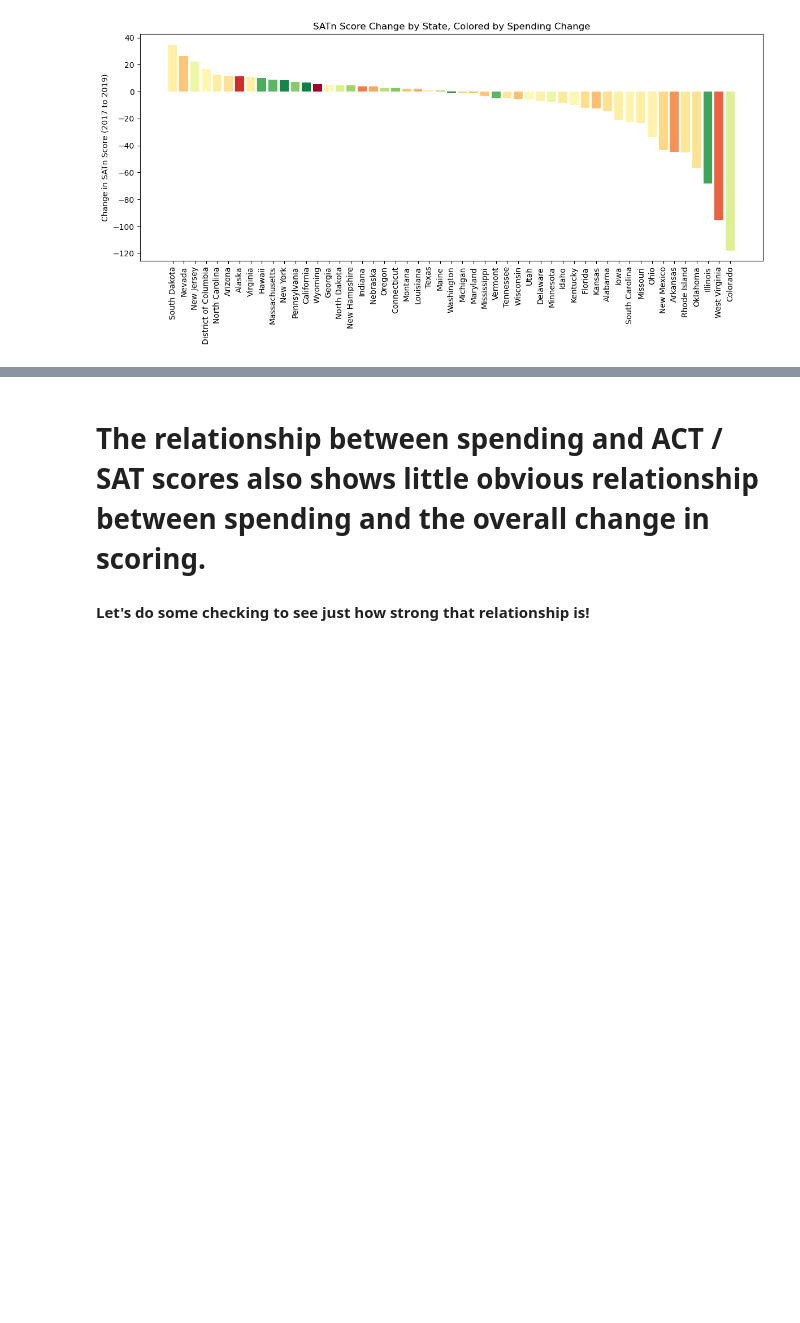
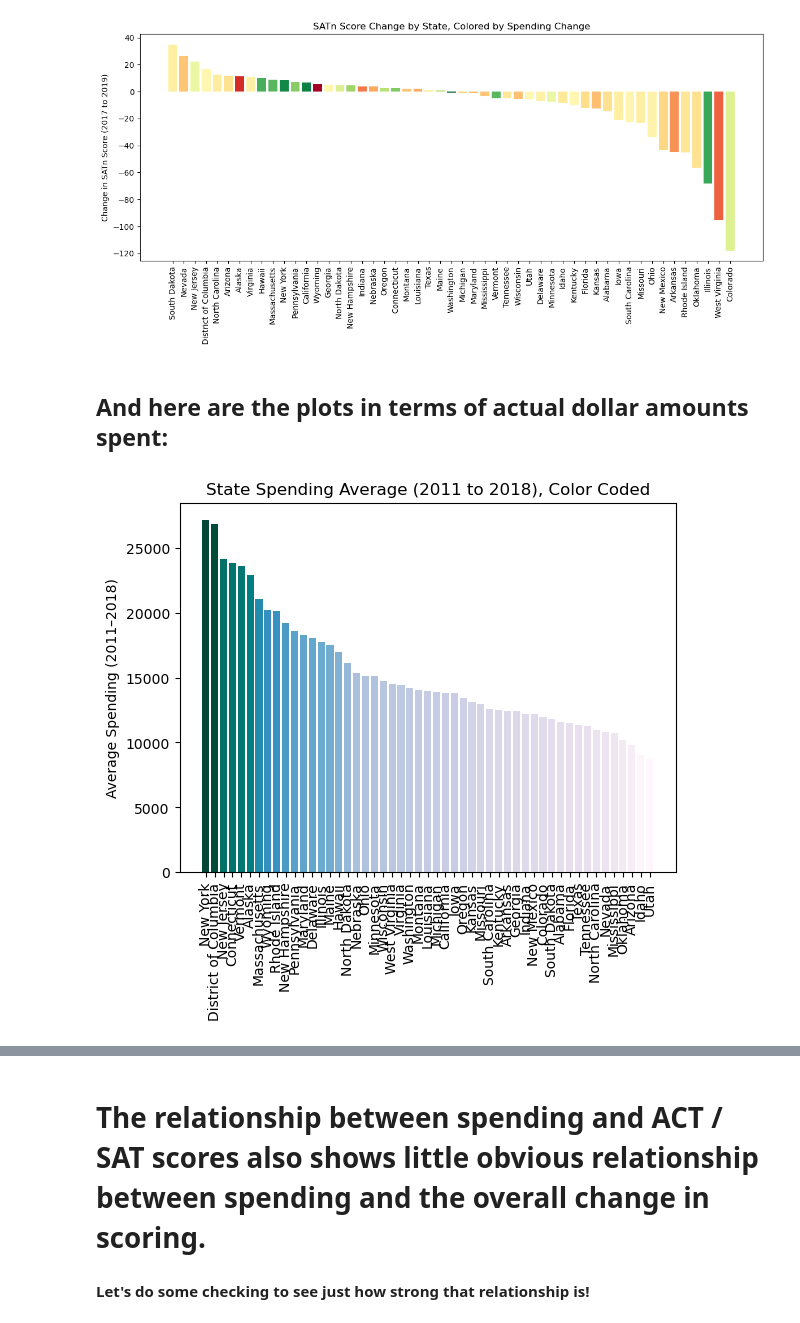
Before and after one commit to ErockMahan1/SpringBoardProjects, a Jupyter notebook: CAPSTONE - EducationSpending/Capstone - Part3.ipynb, the cells around one changed output, grey strips where cells are left out. Cells and saved outputs as stored; diff of their text form; code cells hidden in the pictures; blank space fills up the shorter version.

Commit message:
final conclusions
and some nice-looking plots to go with them!

```diff
--- a/CAPSTONE - EducationSpending/Capstone - Part3.ipynb
+++ b/CAPSTONE - EducationSpending/Capstone - Part3.ipynb
@@ -123,3 +116,31 @@ plt.tight_layout()
 plt.show()
 # %% [output]
 [figure]
+# %% [markdown]
+## And here are the plots in terms of actual dollar amounts spent:
+# %%
+# Calculate the average spending from 2011 to 2018 for each state
+state_avg = spending.loc[:, '2011':'2018'].mean(axis=1)
+
+# Create a DataFrame to hold the average values
+state_avg_table = pd.DataFrame({'2011-2018 Average': state_avg})
+
+# Sort by the average in descending order
+state_avg_sorted = state_avg_table.sort_values('2011-2018 Average', ascending=False)
+
+# For colormap scaling
+avg_values = state_avg_sorted['2011-2018 Average']
+norm = plt.Normalize(avg_values.min(), avg_values.max())
+colors = cm.PuBuGn(norm(avg_values))  # green = high average, red = low average
+
+# Plot average spending
+plt.bar(state_avg_sorted.index, avg_values, color=colors)
+plt.xticks(rotation=90)
+plt.ylabel('Average Spending (2011–2018)')
+plt.title('State Spending Average (2011 to 2018), Color Coded')
+plt.show()
+
+# Store these colors for consistent mapping
+state_colors = dict(zip(state_avg_sorted.index, colors))
+# %% [output]
+[figure, added]
```
Also changed, not shown: parts of 9 cells of this notebook.
